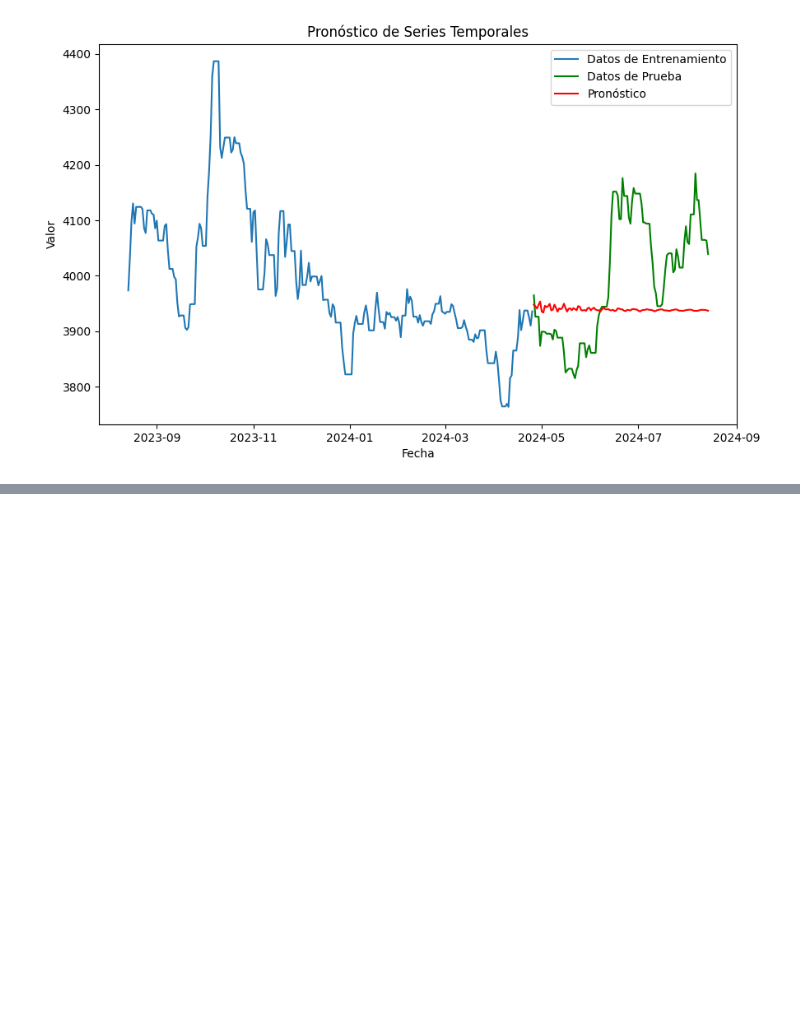
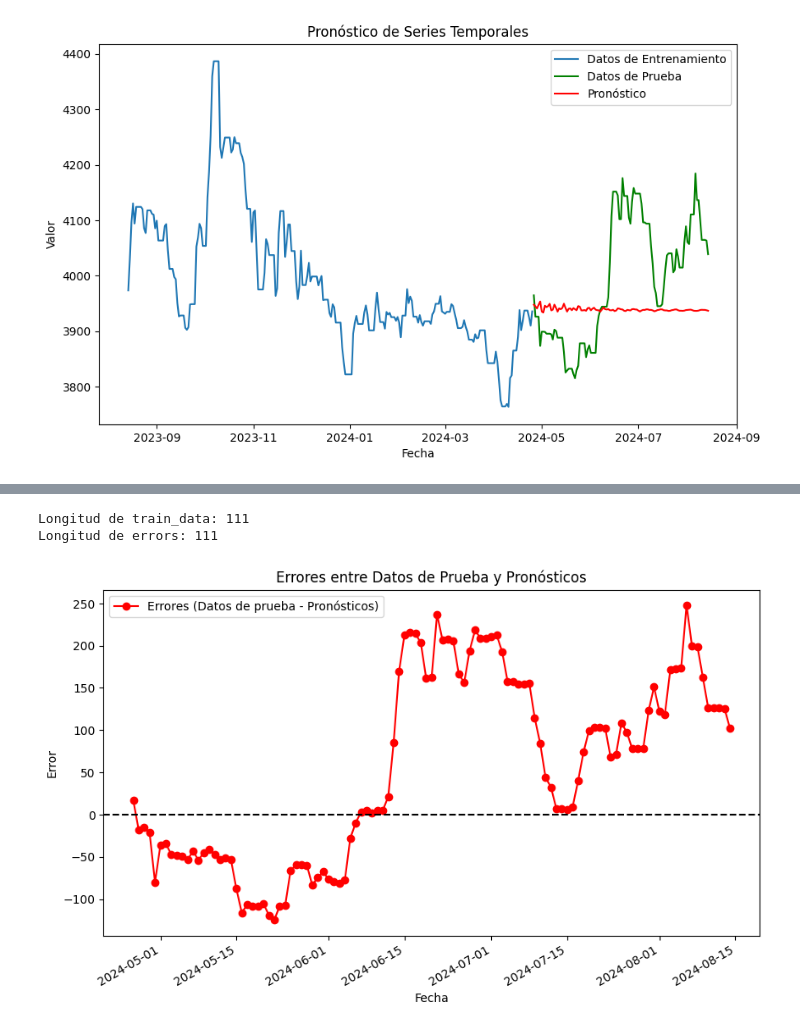
Before and after one commit to omoranav/Talento_Tech, a Jupyter notebook: L1_5_Validacion_yevaluaciondelmodelo_ejercicio.ipynb, the cells around one changed output, grey strips where cells are left out. Saved outputs shown, nothing was run; the diff lists cells and outputs as text; code cells hidden in the pictures; blank space fills up the shorter version.

```diff
--- a/L1_5_Validacion_yevaluaciondelmodelo_ejercicio.ipynb
+++ b/L1_5_Validacion_yevaluaciondelmodelo_ejercicio.ipynb
@@ -112,0 +145,40 @@ plt.show()
+# %%
+import matplotlib.pyplot as plt
+
+# Como 'train_data' contiene los valores reales de entrenamiento
+# y 'forecast_data' contiene los valores pronosticados
+
+# Calcular los errores (residuales) entre los datos reales y los pronósticos
+errors = test_data - forecast
+
+print(f"Longitud de train_data: {len(train_data)}")
+print(f"Longitud de errors: {len(errors)}")
+
+# Asegúrando que train_data y errors tengan la misma longitud
+min_length = min(len(test_data), len(errors))
+train_data = test_data[:min_length]
+errors = errors[:min_length]
+
+# Graficar los errores
+plt.figure(figsize=(10, 6))
+plt.plot(test_data.index, errors, marker='o', linestyle='-', color='red', label='Errores (Datos de prueba - Pronósticos)')
+
+# Añadir títulos y etiquetas
+plt.title('Errores entre Datos de Prueba y Pronósticos')
+plt.xlabel('Fecha')
+plt.ylabel('Error')
+plt.axhline(y=0, color='black', linestyle='--')  # Línea horizontal en y=0 para referencia
+plt.legend()
+
+# Rotar las etiquetas de las fechas si es necesario
+plt.gcf().autofmt_xdate()
+
+# Mostrar la gráfica
+plt.show()
+
+# Mostrar la gráfica
+plt.show()
+# %% [output]
+Longitud de train_data: 111
+Longitud de errors: 111
+[figure, added]
```
Also changed, not shown: parts of 1 cell of this notebook, 1 other file.
